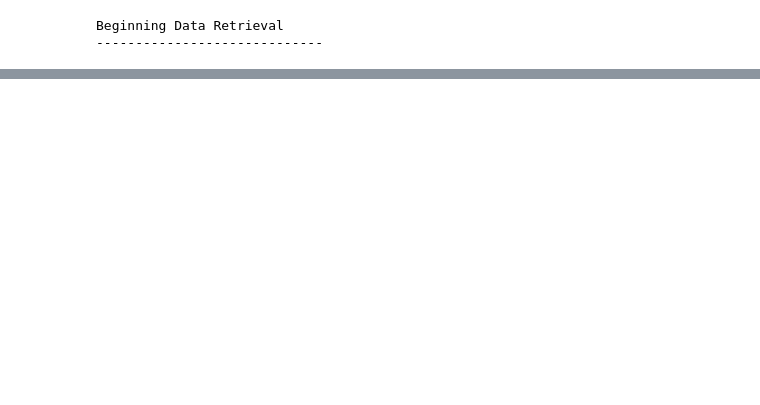
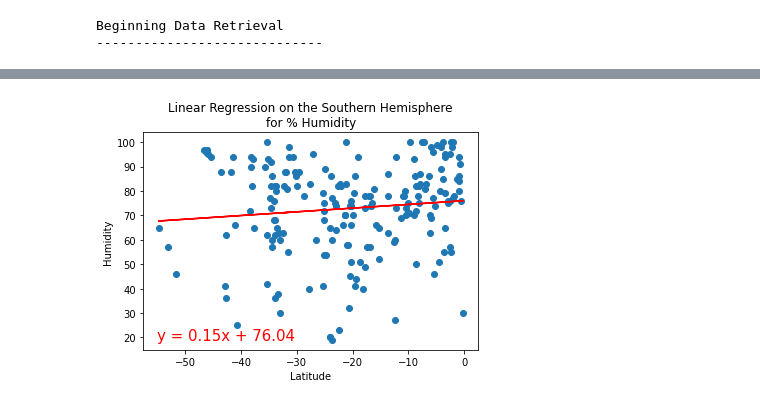
Before and after one commit to paulviet/World_Weather_Analysis, a Jupyter notebook: WeatherPy.ipynb, the cells around one changed output, grey strips where cells are left out. Saved outputs shown, nothing was run; the diff lists cells and outputs as text; code cells hidden in the pictures; blank space fills up the shorter version.

```diff
--- a/WeatherPy.ipynb
+++ b/WeatherPy.ipynb
@@ -261,0 +327,11 @@ plt.show()
+# %%
+# Linear regression on the Southern Hemisphere Humidity
+x_values = southern_hemi_df["Lat"]
+y_values = southern_hemi_df["Humidity"]
+max_offset = min(southern_hemi_df["Humidity"]) # using lowest humidity to place annotation
+# Call the function. Note x is the independent variable, y is the dependent variable
+plot_linear_regression(x_values, y_values,
+     'Linear Regression on the Southern Hemisphere\n' +
+     'for % Humidity', 'Humidity',(-55,max_offset))
+# %% [output]
+[figure, added]
```
Also changed, not shown: parts of 26 cells of this notebook, 1 other file.
